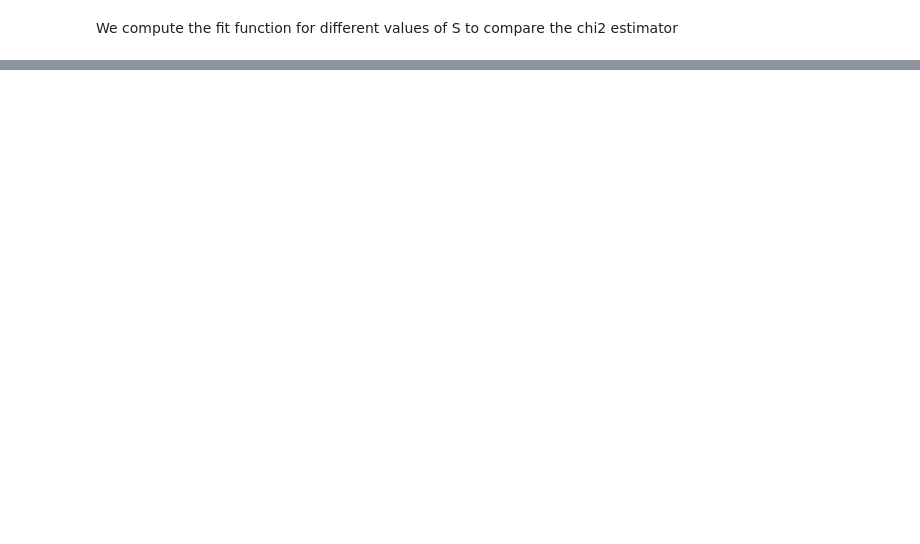
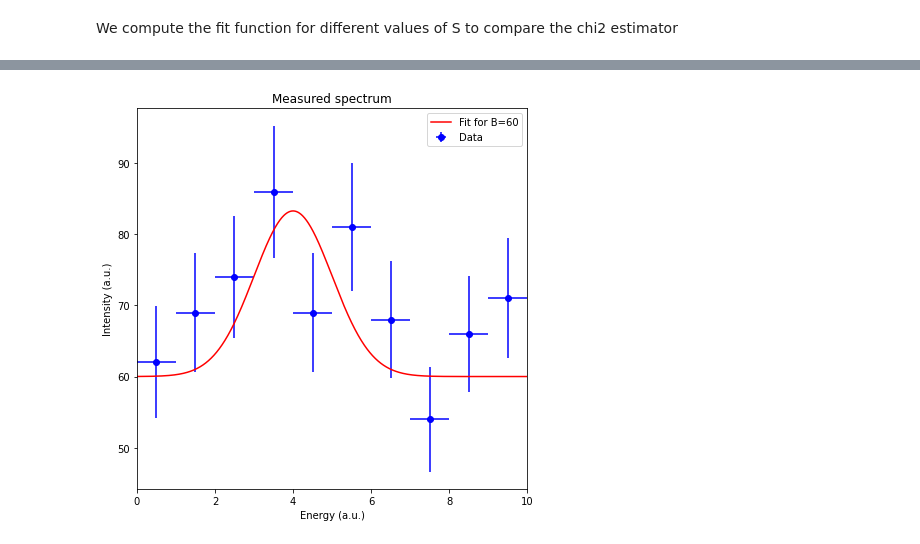
Before and after one commit to Oscar-PL/master-mcm-material, a Jupyter notebook: challenges/Challenge5.ipynb, the cells around one changed output, grey strips where cells are left out. Drawn from its saved outputs; the diff is of its cells as text; code cells hidden in the pictures; blank space fills up the shorter version.

```diff
--- a/challenges/Challenge5.ipynb
+++ b/challenges/Challenge5.ipynb
@@ -69,31 +83,26 @@ for S in np.linspace(0, 30, 10000):
 # %%
-plt.plot(S_values, chi2_values, color="blue")
-plt.scatter([S_result], [chi2_min], color="red")
-
-plt.xlabel("S")
-plt.ylabel("Chi2 estimator")
-
-plt.show()
-
-print(f"S = {S_result}")
-
-import matplotlib.pyplot as plt
-import numpy as np
-
 fig, ax = plt.subplots(figsize=(7, 7))
 
 ax.set_xlim([0, 10])
 
 ax.set_xlabel("Energy (a.u.)")
 ax.set_ylabel("Intensity (a.u.)")
 ax.set_title("Measured spectrum")
 
 ax.errorbar(
-    E, intensity_data, xerr=0.5, fmt="o", yerr=np.sqrt(intensity_data), color="blue", label="Data"
+    E,
+    intensity_data,
+    xerr=0.5,
+    fmt="o",
+    yerr=np.sqrt(intensity_data),
+    color="blue",
+    label="Data",
 )
 
 E_plt = np.linspace(0, 10, 1000)
 ax.plot(E_plt, fit_func(E_plt, S=S_result), color="red", label="Fit for B=60")
 
 plt.legend()
 plt.show()
+# %% [output]
+[figure, added]
```
Also changed, not shown: parts of 9 cells of this notebook.
